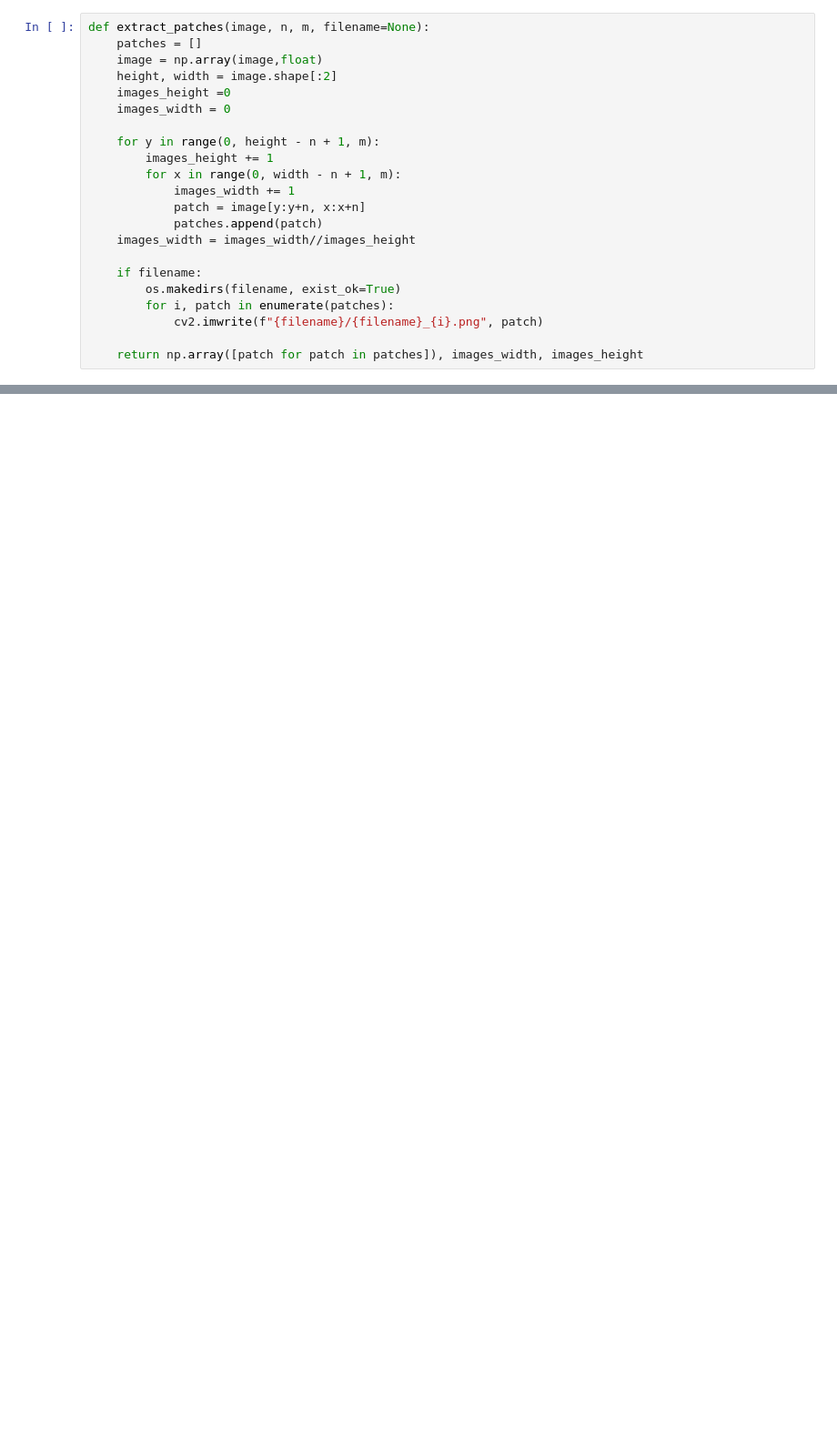
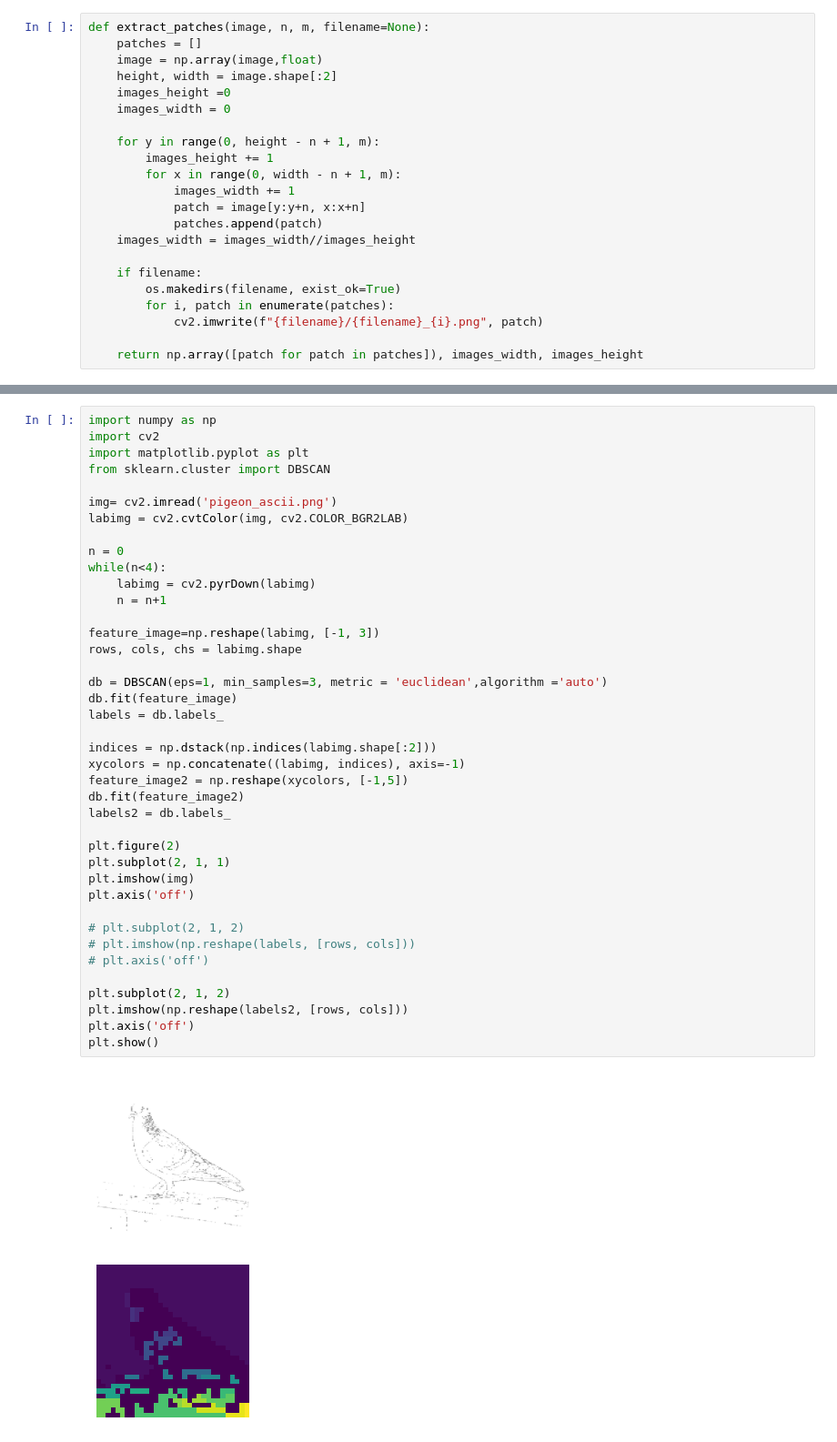
Before and after one commit to Pasapeb-cell/Ascii-Evaluation, a Jupyter notebook: consistency_clustering.ipynb, the cells around one changed output, grey strips where cells are left out. Shown at 91% size. Saved outputs shown, nothing was run; the diff lists cells and outputs as text; blank space fills up the shorter version.

```diff
--- a/consistency_clustering.ipynb
+++ b/consistency_clustering.ipynb
@@ -76,0 +63,42 @@ Intra-cluster variance: 27567.382645058577
+# %%
+import numpy as np
+import cv2
+import matplotlib.pyplot as plt
+from sklearn.cluster import DBSCAN
+
+img= cv2.imread('pigeon_ascii.png')
+labimg = cv2.cvtColor(img, cv2.COLOR_BGR2LAB)
+
+n = 0
+while(n<4):
+    labimg = cv2.pyrDown(labimg)
+    n = n+1
+
+feature_image=np.reshape(labimg, [-1, 3])
+rows, cols, chs = labimg.shape
+
+db = DBSCAN(eps=1, min_samples=3, metric = 'euclidean',algorithm ='auto')
+db.fit(feature_image)
+labels = db.labels_
+
+indices = np.dstack(np.indices(labimg.shape[:2]))
+xycolors = np.concatenate((labimg, indices), axis=-1)
+feature_image2 = np.reshape(xycolors, [-1,5])
+db.fit(feature_image2)
+labels2 = db.labels_
+
+plt.figure(2)
+plt.subplot(2, 1, 1)
+plt.imshow(img)
+plt.axis('off')
+
+# plt.subplot(2, 1, 2)
+# plt.imshow(np.reshape(labels, [rows, cols]))
+# plt.axis('off')
+
+plt.subplot(2, 1, 2)
+plt.imshow(np.reshape(labels2, [rows, cols]))
+plt.axis('off')
+plt.show()
+# %% [output]
+[figure, added]
```
Also changed, not shown: parts of 4 cells of this notebook, 4 other files.
